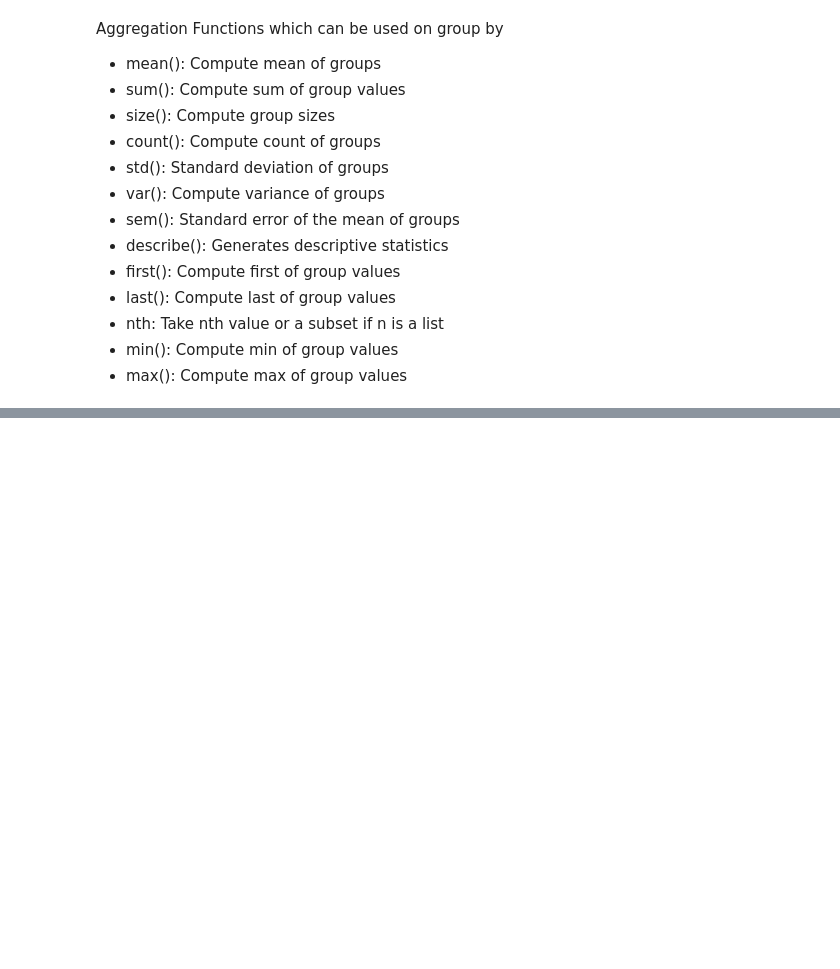
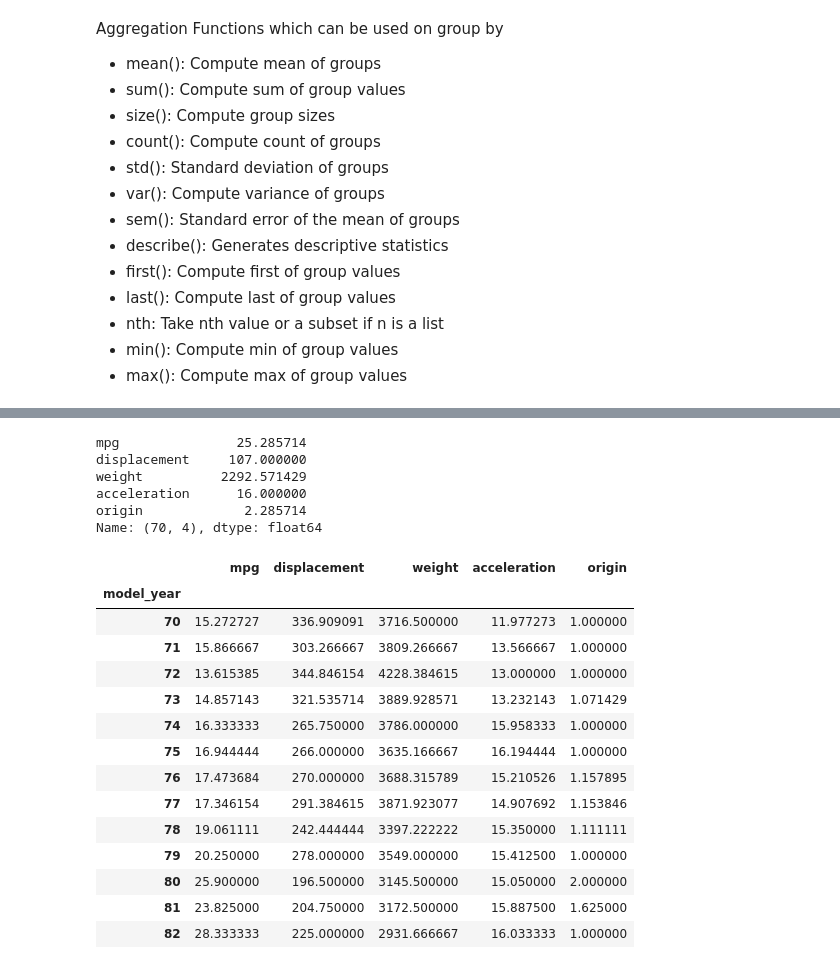
Before and after one commit to Anurag-Warthi/Data-Science-Machine-Learning, a Jupyter notebook: Data Science/01-DS_Libraries/Pandas.ipynb, the cells around one changed output, grey strips where cells are left out. Cells and saved outputs as stored; diff of their text form; code cells hidden in the pictures; blank space fills up the shorter version.

```diff
--- a/Data Science/01-DS_Libraries/Pandas.ipynb
+++ b/Data Science/01-DS_Libraries/Pandas.ipynb
@@ -1047,0 +1093,28 @@ Aggregation Functions which can be used on group by
+# %%
+year_cyl.loc[(70, 4)]
+# %% [output]
+mpg               25.285714
+displacement     107.000000
+weight          2292.571429
+acceleration      16.000000
+origin             2.285714
+Name: (70, 4), dtype: float64
+# %%
+# 6 and 8 cylinders for every model year
+df[df['cylinders'].isin([6, 8])].groupby(['model_year'])[['mpg', 'displacement', 'weight', 'acceleration', 'origin']].mean()
+# %% [output]
+|  | mpg | displacement | weight | acceleration | origin |
+| model_year |  |  |  |  |  |
+| 70 | 15.272727 | 336.909091 | 3716.500000 | 11.977273 | 1.000000 |
+| 71 | 15.866667 | 303.266667 | 3809.266667 | 13.566667 | 1.000000 |
+| 72 | 13.615385 | 344.846154 | 4228.384615 | 13.000000 | 1.000000 |
+| 73 | 14.857143 | 321.535714 | 3889.928571 | 13.232143 | 1.071429 |
+| 74 | 16.333333 | 265.750000 | 3786.000000 | 15.958333 | 1.000000 |
+| 75 | 16.944444 | 266.000000 | 3635.166667 | 16.194444 | 1.000000 |
+| 76 | 17.473684 | 270.000000 | 3688.315789 | 15.210526 | 1.157895 |
+| 77 | 17.346154 | 291.384615 | 3871.923077 | 14.907692 | 1.153846 |
+| 78 | 19.061111 | 242.444444 | 3397.222222 | 15.350000 | 1.111111 |
+| 79 | 20.250000 | 278.000000 | 3549.000000 | 15.412500 | 1.000000 |
+| 80 | 25.900000 | 196.500000 | 3145.500000 | 15.050000 | 2.000000 |
+| 81 | 23.825000 | 204.750000 | 3172.500000 | 15.887500 | 1.625000 |
+| 82 | 28.333333 | 225.000000 | 2931.666667 | 16.033333 | 1.000000 |
```
Also changed, not shown: parts of 7 cells of this notebook.
